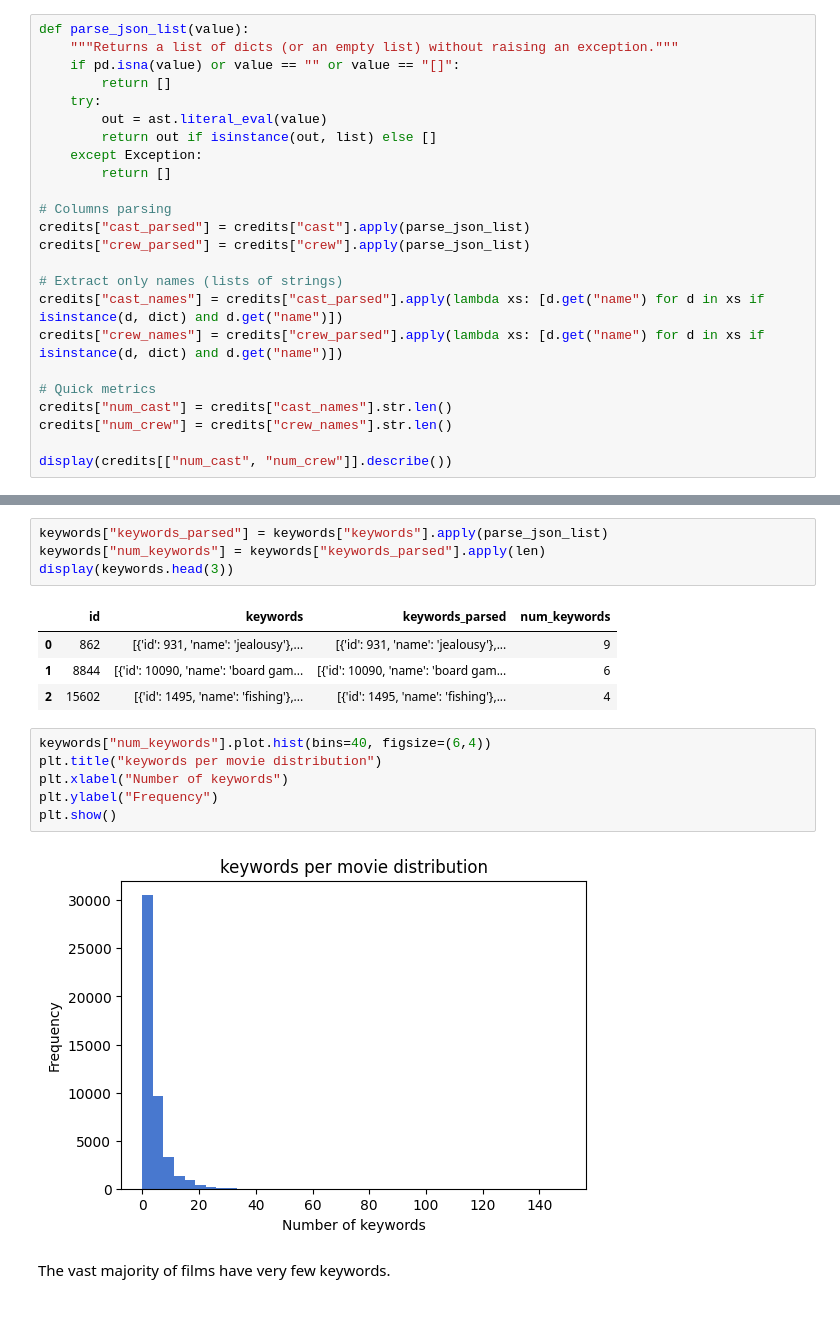
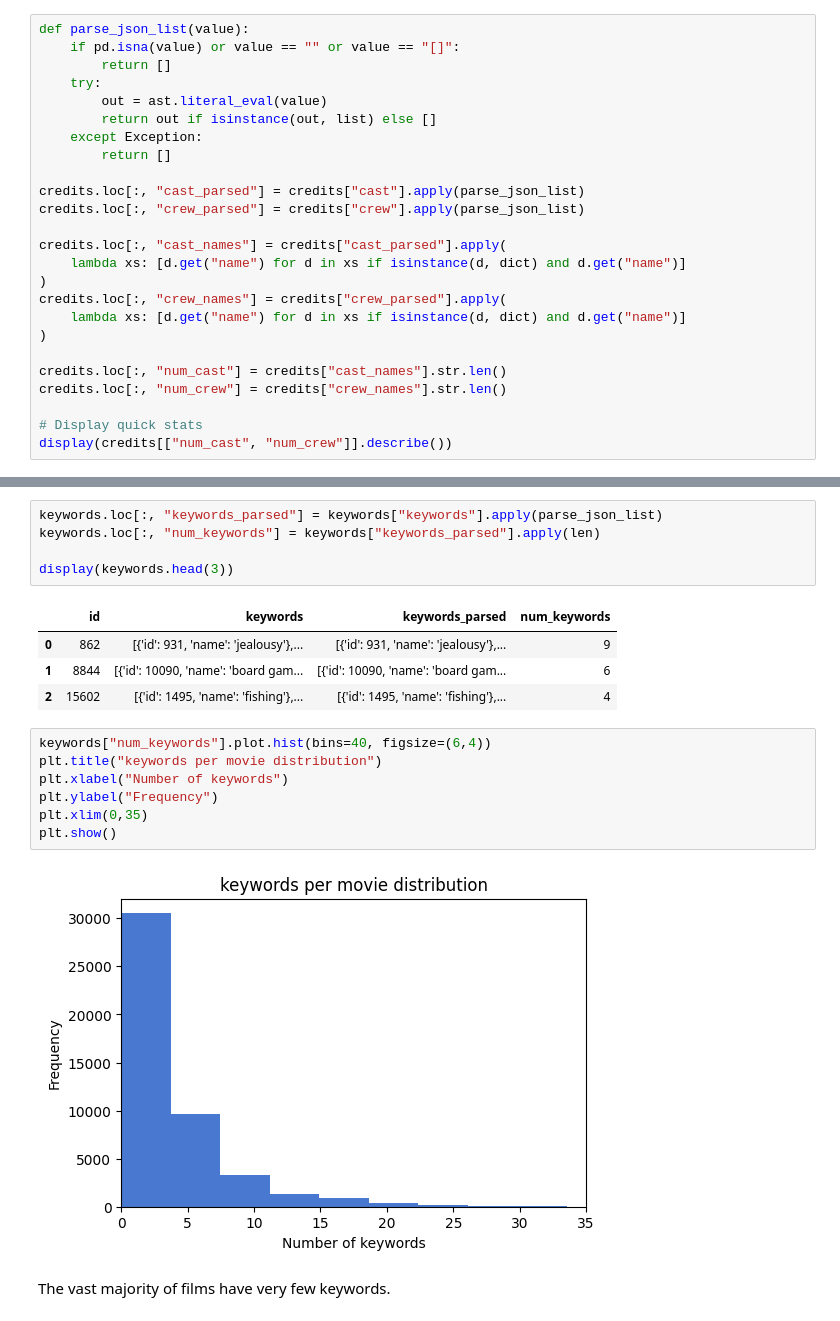
Before and after one commit to liangjizhu/ex3_VeryLargeDatabases, a Jupyter notebook: app/eda_movies.ipynb, the cells around one changed output, grey strips where cells are left out. Drawn from its saved outputs; the diff is of its cells as text.

```diff
--- a/app/eda_movies.ipynb
+++ b/app/eda_movies.ipynb
@@ -307,7 +334,6 @@ dtypes: int64(1), object(2)
 memory usage: 1.0+ MB
 # %%
 def parse_json_list(value):
-    """Returns a list of dicts (or an empty list) without raising an exception."""
     if pd.isna(value) or value == "" or value == "[]":
         return []
     try:
@@ -316,18 +342,20 @@ def parse_json_list(value):
     except Exception:
         return []
 
-# Columns parsing
-credits["cast_parsed"] = credits["cast"].apply(parse_json_list)
-credits["crew_parsed"] = credits["crew"].apply(parse_json_list)
+credits.loc[:, "cast_parsed"] = credits["cast"].apply(parse_json_list)
+credits.loc[:, "crew_parsed"] = credits["crew"].apply(parse_json_list)
 
-# Extract only names (lists of strings)
-credits["cast_names"] = credits["cast_parsed"].apply(lambda xs: [d.get("name") for d in xs if isinstance(d, dict) and d.get("name")])
-credits["crew_names"] = credits["crew_parsed"].apply(lambda xs: [d.get("name") for d in xs if isinstance(d, dict) and d.get("name")])
+credits.loc[:, "cast_names"] = credits["cast_parsed"].apply(
+    lambda xs: [d.get("name") for d in xs if isinstance(d, dict) and d.get("name")]
+)
+credits.loc[:, "crew_names"] = credits["crew_parsed"].apply(
+    lambda xs: [d.get("name") for d in xs if isinstance(d, dict) and d.get("name")]
+)
 
-# Quick metrics
-credits["num_cast"] = credits["cast_names"].str.len()
-credits["num_crew"] = credits["crew_names"].str.len()
+credits.loc[:, "num_cast"] = credits["cast_names"].str.len()
+credits.loc[:, "num_crew"] = credits["crew_names"].str.len()
 
+# Display quick stats
 display(credits[["num_cast", "num_crew"]].describe())
 # %% [output]
 |  | num_cast | num_crew |
@@ -479,8 +509,9 @@ Each keyword is a small dictionary with two fields:
 
 - `name` → text name of the keyword.
 # %%
-keywords["keywords_parsed"] = keywords["keywords"].apply(parse_json_list)
-keywords["num_keywords"] = keywords["keywords_parsed"].apply(len)
+keywords.loc[:, "keywords_parsed"] = keywords["keywords"].apply(parse_json_list)
+keywords.loc[:, "num_keywords"] = keywords["keywords_parsed"].apply(len)
+
 display(keywords.head(3))
 # %% [output]
 |  | id | keywords | keywords_parsed | num_keywords |
@@ -490,11 +521,12 @@ display(keywords.head(3))
 # %%
 keywords["num_keywords"].plot.hist(bins=40, figsize=(6,4))
 plt.title("keywords per movie distribution")
 plt.xlabel("Number of keywords")
 plt.ylabel("Frequency")
+plt.xlim(0,35)
 plt.show()
 # %% [output]
-[figure, old version]
+[figure, new version]
 # %% [markdown]
 The vast majority of films have very few keywords.
 # %%
```
Also changed, not shown: parts of 41 cells of this notebook, 2 other files.
